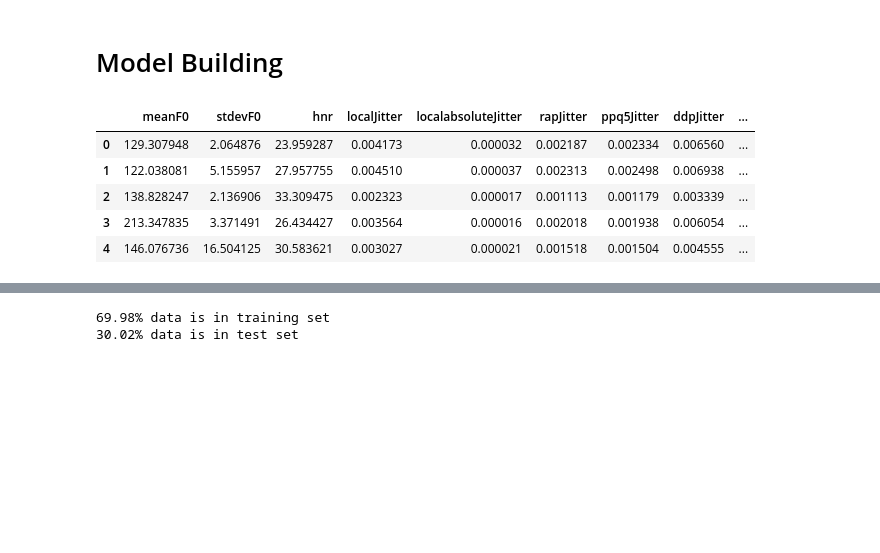
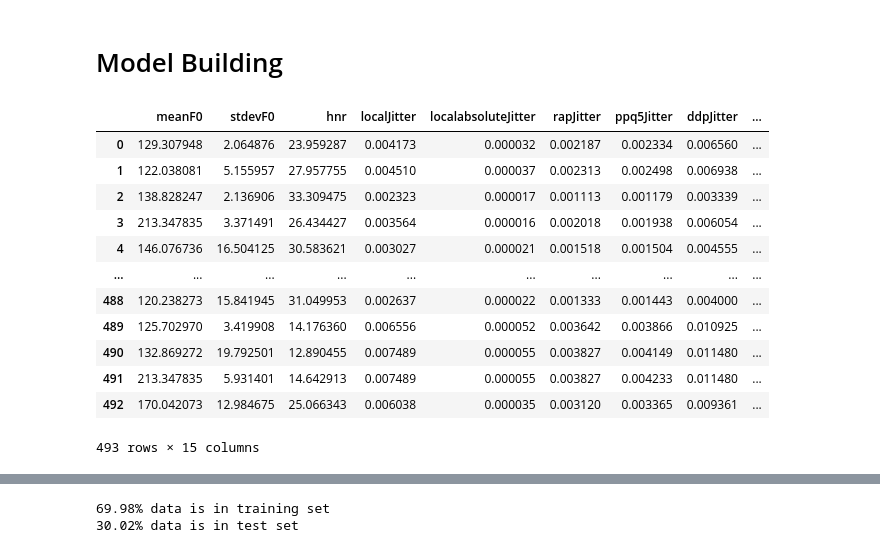
Before and after one commit to tomasfgon/Predictive-models-Parkinson, a Jupyter notebook: src/italian_modeling.ipynb, the cells around one changed output, grey strips where cells are left out. Saved outputs shown, nothing was run; the diff lists cells and outputs as text; code cells hidden in the pictures; blank space fills up the shorter version.

```diff
--- a/src/italian_modeling.ipynb
+++ b/src/italian_modeling.ipynb
@@ -36,13 +36,20 @@ features_df = pd.read_csv("../data/tables/italian_features.csv")
 reduced_features_df = pd.read_csv("../data/tables/italian_features.csv")
 reduced_features_df=reduced_features_df.drop(['PD'],axis=1)
 # %%
-features_df.head()
+features_df
 # %% [output]
 |  | meanF0 | stdevF0 | hnr | localJitter | localabsoluteJitter | rapJitter | ppq5Jitter | ddpJitter | ... |
 | 0 | 129.307948 | 2.064876 | 23.959287 | 0.004173 | 0.000032 | 0.002187 | 0.002334 | 0.006560 | ... |
 | 1 | 122.038081 | 5.155957 | 27.957755 | 0.004510 | 0.000037 | 0.002313 | 0.002498 | 0.006938 | ... |
 | 2 | 138.828247 | 2.136906 | 33.309475 | 0.002323 | 0.000017 | 0.001113 | 0.001179 | 0.003339 | ... |
 | 3 | 213.347835 | 3.371491 | 26.434427 | 0.003564 | 0.000016 | 0.002018 | 0.001938 | 0.006054 | ... |
 | 4 | 146.076736 | 16.504125 | 30.583621 | 0.003027 | 0.000021 | 0.001518 | 0.001504 | 0.004555 | ... |
+| ... | ... | ... | ... | ... | ... | ... | ... | ... | ... |
+| 488 | 120.238273 | 15.841945 | 31.049953 | 0.002637 | 0.000022 | 0.001333 | 0.001443 | 0.004000 | ... |
+| 489 | 125.702970 | 3.419908 | 14.176360 | 0.006556 | 0.000052 | 0.003642 | 0.003866 | 0.010925 | ... |
+| 490 | 132.869272 | 19.792501 | 12.890455 | 0.007489 | 0.000055 | 0.003827 | 0.004149 | 0.011480 | ... |
+| 491 | 213.347835 | 5.931401 | 14.642913 | 0.007489 | 0.000055 | 0.003827 | 0.004233 | 0.011480 | ... |
+| 492 | 170.042073 | 12.984675 | 25.066343 | 0.006038 | 0.000035 | 0.003120 | 0.003365 | 0.009361 | ... |
+493 rows × 15 columns
 # %%
 
```
Also changed, not shown: parts of 1 cell of this notebook, 2 other files.
